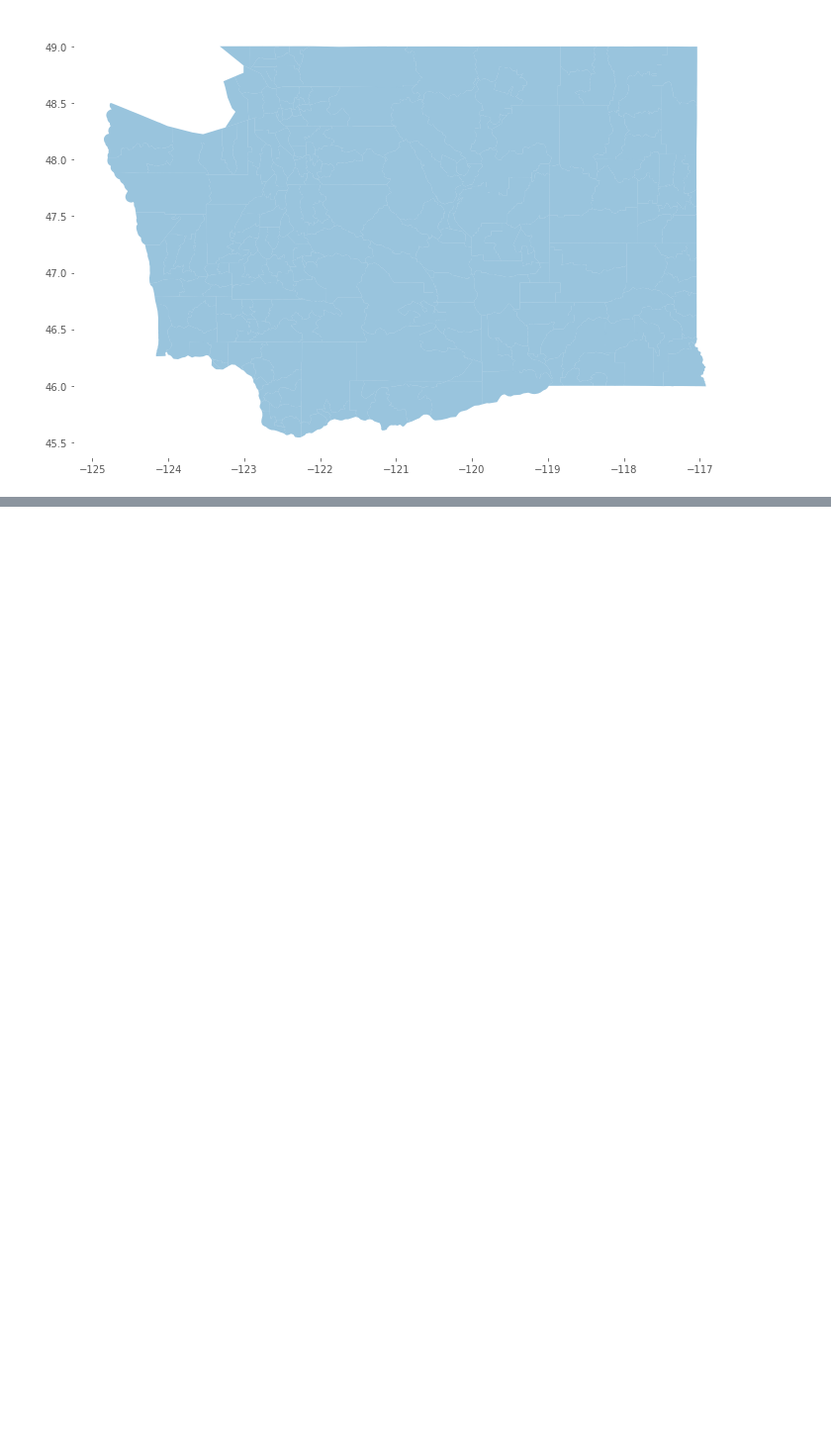
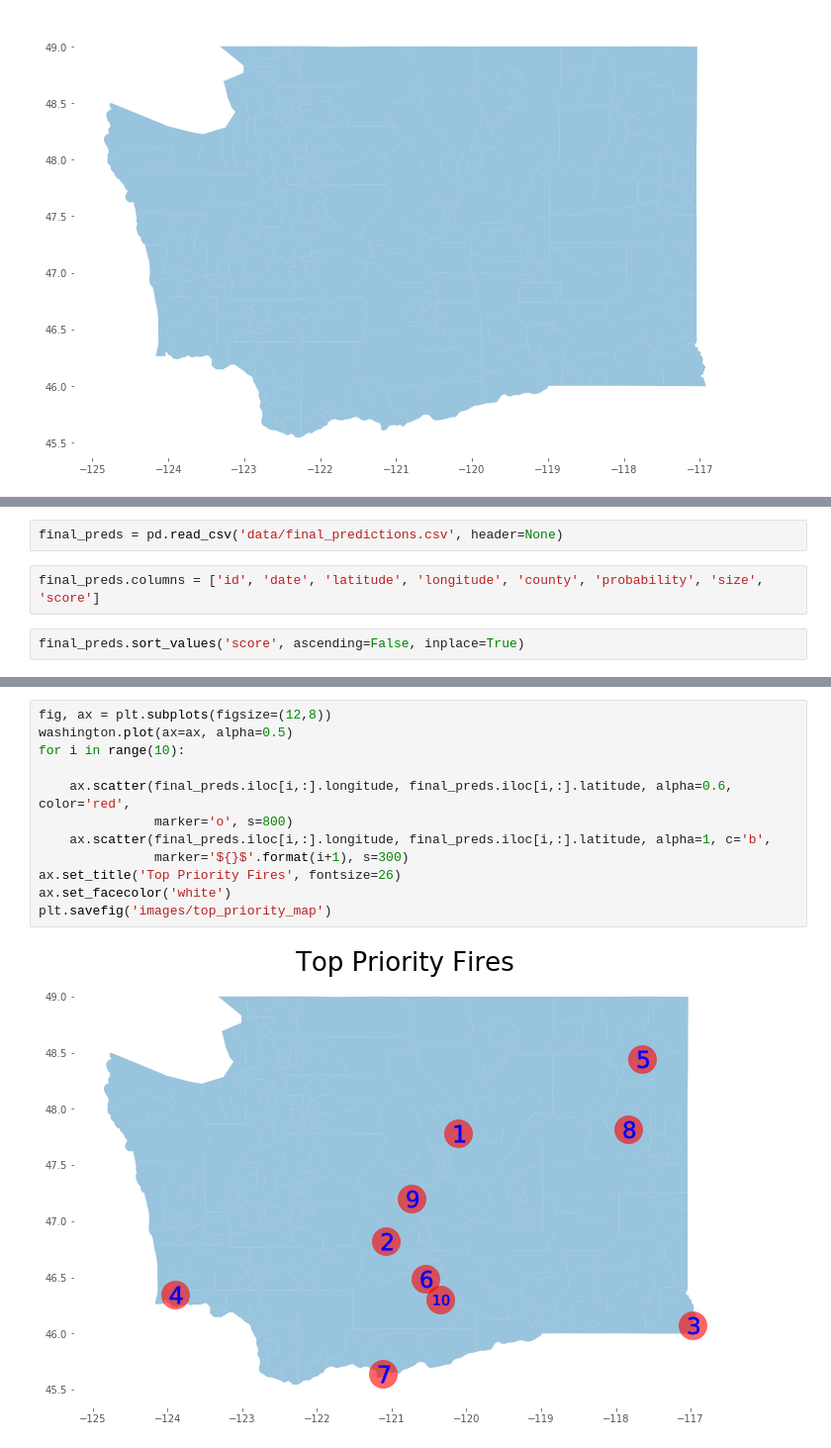
Before and after one commit to magstewart/wildfire-project, a Jupyter notebook: Wildfires_EDA.ipynb, the cells around one changed output, grey strips where cells are left out. Shown at 99% size. Saved outputs shown, nothing was run; the diff lists cells and outputs as text; blank space fills up the shorter version.

```diff
--- a/Wildfires_EDA.ipynb
+++ b/Wildfires_EDA.ipynb
@@ -609,0 +604,6 @@ predict
+# %%
+final_preds = pd.read_csv('data/final_predictions.csv', header=None)
+# %%
+final_preds.columns = ['id', 'date', 'latitude', 'longitude', 'county', 'probability', 'size', 'score']
+# %%
+final_preds.sort_values('score', ascending=False, inplace=True)
@@ -609,0 +624,14 @@ predict
+# %%
+fig, ax = plt.subplots(figsize=(12,8))
+washington.plot(ax=ax, alpha=0.5)
+for i in range(10):
+
+    ax.scatter(final_preds.iloc[i,:].longitude, final_preds.iloc[i,:].latitude, alpha=0.6, color='red',
+               marker='o', s=800)
+    ax.scatter(final_preds.iloc[i,:].longitude, final_preds.iloc[i,:].latitude, alpha=1, c='b',
+               marker='${}$'.format(i+1), s=300)
+ax.set_title('Top Priority Fires', fontsize=26)
+ax.set_facecolor('white')
+plt.savefig('images/top_priority_map')
+# %% [output]
+[figure, added]
```
Also changed, not shown: parts of 4 cells of this notebook, 4 other files.
